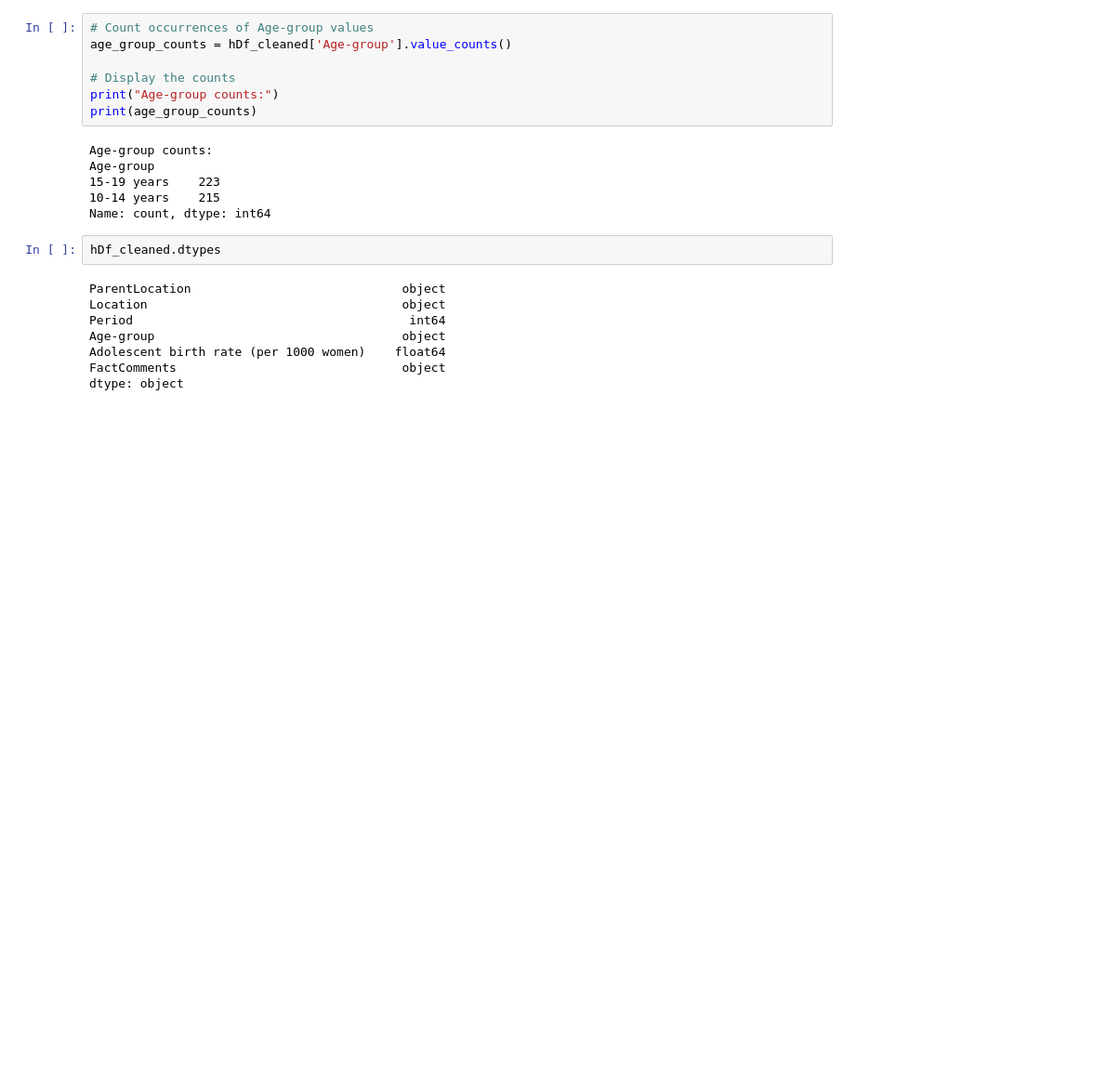
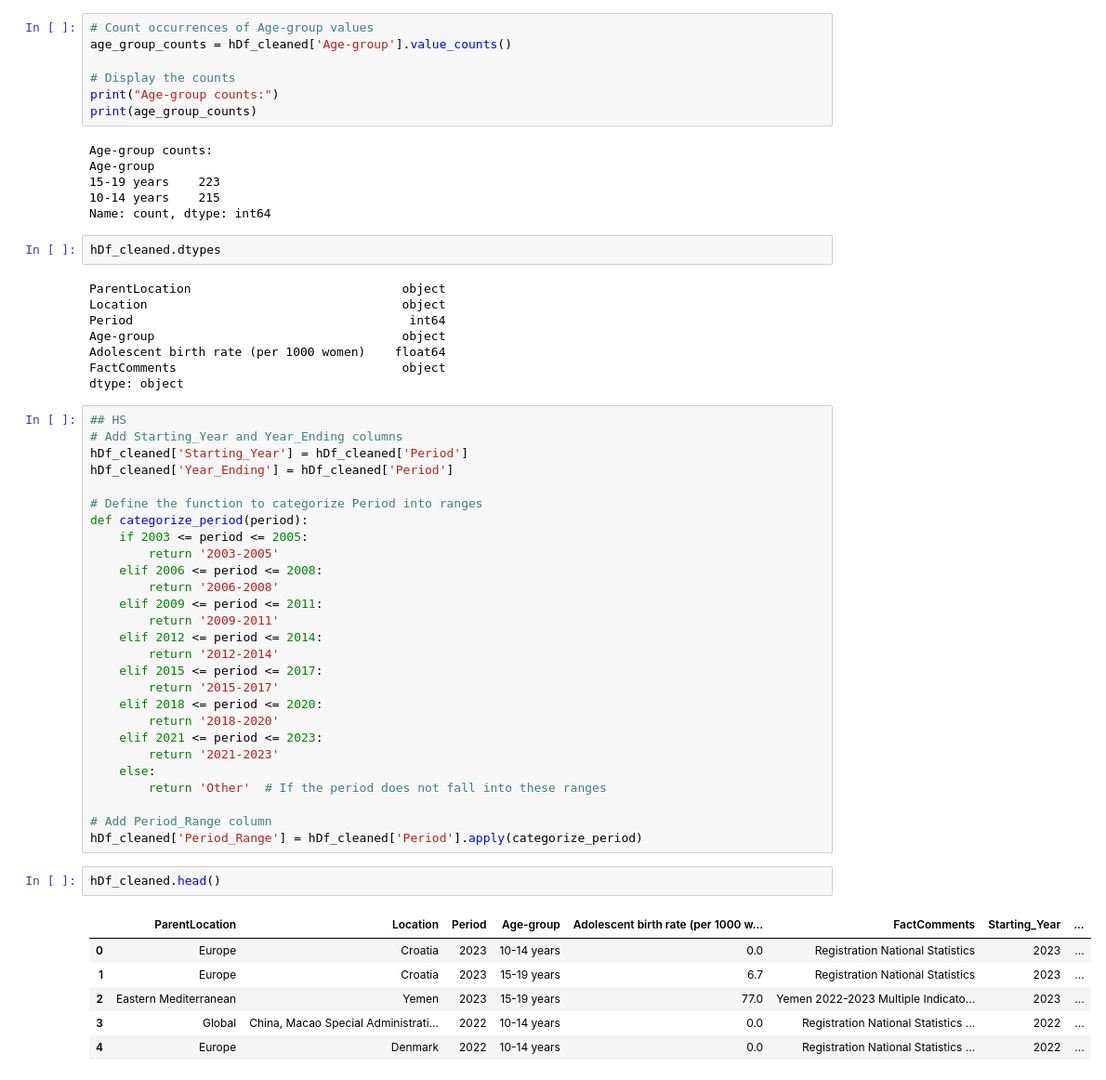
Before and after one commit to laurar9889/Project_3_Team_1, a Jupyter notebook: halu.ipynb, the cells around one changed output. Shown at 93% size. Cells and saved outputs as stored; diff of their text form; blank space fills up the shorter version.

Commit message:
adding columns

```diff
--- a/halu.ipynb
+++ b/halu.ipynb
@@ -122,3 +122,39 @@ Age-group                                  object
 Adolescent birth rate (per 1000 women)    float64
 FactComments                               object
 dtype: object
+# %%
+## HS
+# Add Starting_Year and Year_Ending columns
+hDf_cleaned['Starting_Year'] = hDf_cleaned['Period']
+hDf_cleaned['Year_Ending'] = hDf_cleaned['Period']
+
+# Define the function to categorize Period into ranges
+def categorize_period(period):
+    if 2003 <= period <= 2005:
+        return '2003-2005'
+    elif 2006 <= period <= 2008:
+        return '2006-2008'
+    elif 2009 <= period <= 2011:
+        return '2009-2011'
+    elif 2012 <= period <= 2014:
+        return '2012-2014'
+    elif 2015 <= period <= 2017:
+        return '2015-2017'
+    elif 2018 <= period <= 2020:
+        return '2018-2020'
+    elif 2021 <= period <= 2023:
+        return '2021-2023'
+    else:
+        return 'Other'  # If the period does not fall into these ranges
+
+# Add Period_Range column
+hDf_cleaned['Period_Range'] = hDf_cleaned['Period'].apply(categorize_period)
+# %%
+hDf_cleaned.head()
+# %% [output]
+|  | ParentLocation | Location | Period | Age-group | Adolescent birth rate (per 1000 w... | FactComments | Starting_Year | ... |
+| 0 | Europe | Croatia | 2023 | 10-14 years | 0.0 | Registration National Statistics | 2023 | ... |
+| 1 | Europe | Croatia | 2023 | 15-19 years | 6.7 | Registration National Statistics | 2023 | ... |
+| 2 | Eastern Mediterranean | Yemen | 2023 | 15-19 years | 77.0 | Yemen 2022-2023 Multiple Indicato... | 2023 | ... |
+| 3 | Global | China, Macao Special Administrati... | 2022 | 10-14 years | 0.0 | Registration National Statistics ... | 2022 | ... |
+| 4 | Europe | Denmark | 2022 | 10-14 years | 0.0 | Registration National Statistics ... | 2022 | ... |
```
Also changed, not shown: 1 other file.
